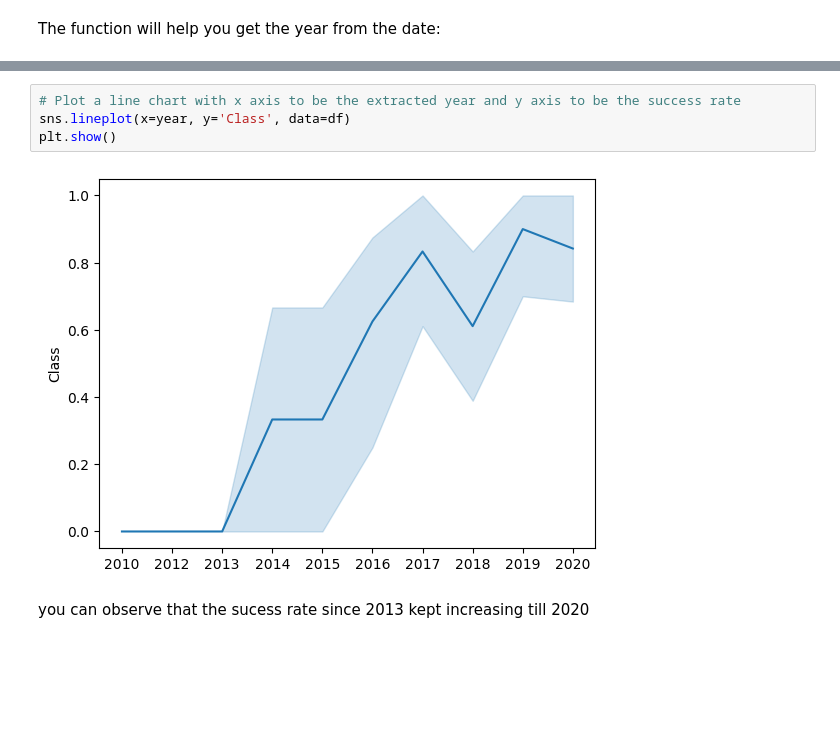
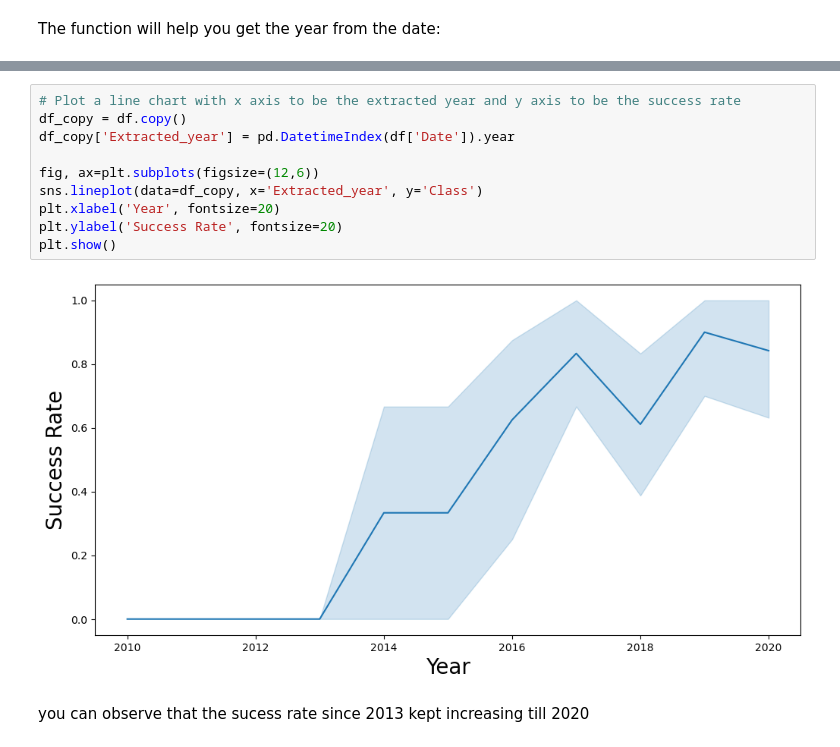
Before and after one commit to KareemAdams/Applied-Data-Science-Capstone, a Jupyter notebook: 05-SpaceX-EDA-With-Visualization.ipynb, the cells around one changed output, grey strips where cells are left out. Saved outputs shown, nothing was run; the diff lists cells and outputs as text; blank space fills up the shorter version.

```diff
--- a/05-SpaceX-EDA-With-Visualization.ipynb
+++ b/05-SpaceX-EDA-With-Visualization.ipynb
@@ -191,10 +190,16 @@ df.head()
 | 4 | 5 | 2013 | Falcon 9 | 3170.000000 | GTO | CCAFS SLC 40 | None None | 1 | False | ... |
 # %%
 # Plot a line chart with x axis to be the extracted year and y axis to be the success rate
-sns.lineplot(x=year, y='Class', data=df)
+df_copy = df.copy()
+df_copy['Extracted_year'] = pd.DatetimeIndex(df['Date']).year
+
+fig, ax=plt.subplots(figsize=(12,6))
+sns.lineplot(data=df_copy, x='Extracted_year', y='Class')
+plt.xlabel('Year', fontsize=20)
+plt.ylabel('Success Rate', fontsize=20)
 plt.show()
 # %% [output]
-[figure, old version]
+[figure, new version]
 # %% [markdown]
 you can observe that the sucess rate since 2013 kept increasing till 2020
 # %% [markdown]
```
Also changed, not shown: parts of 5 cells of this notebook.
